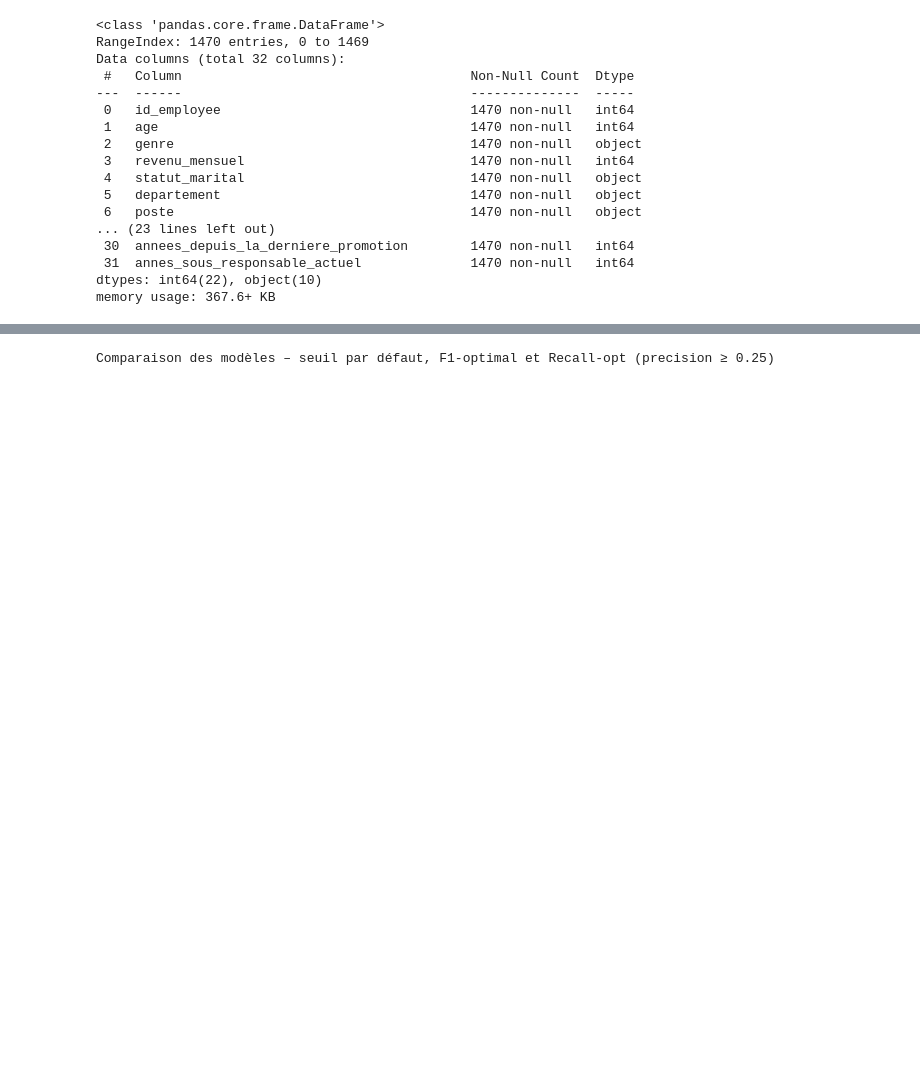
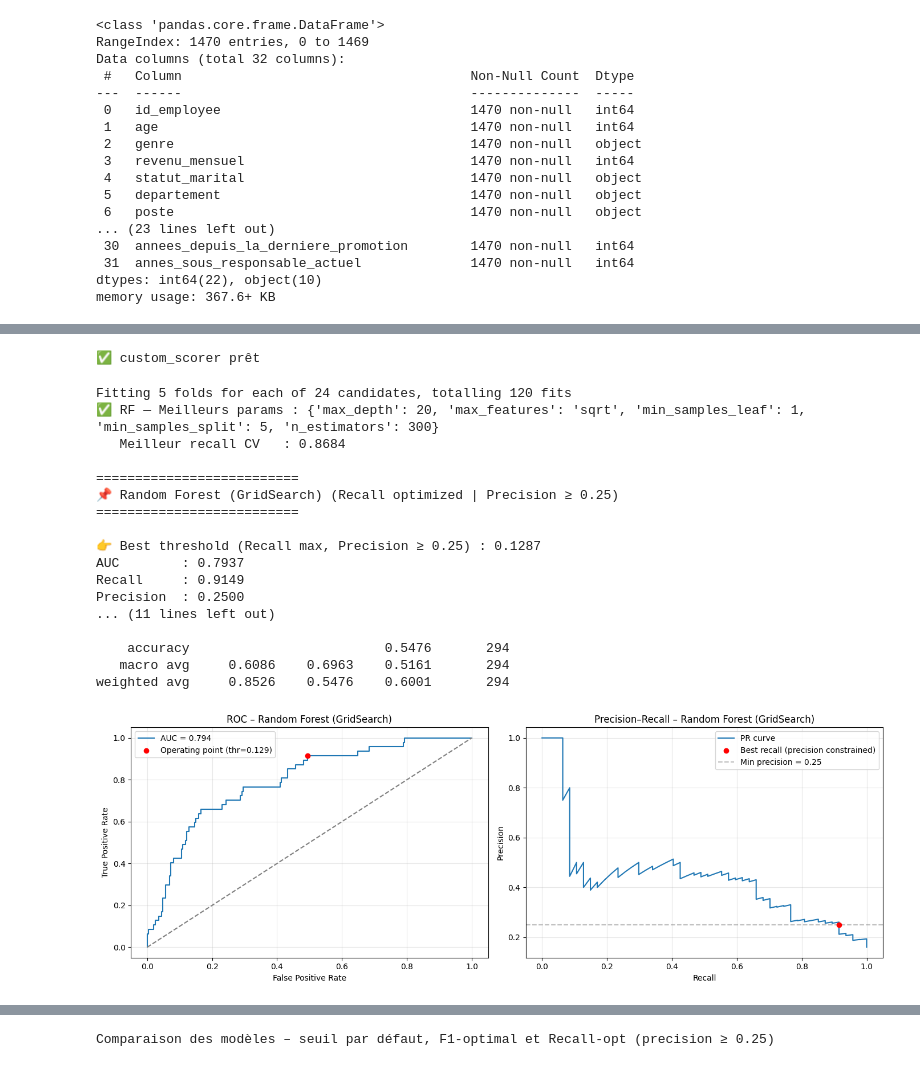
Before and after one commit to valerianbar/Valerian_barreau_deployez_un_mode-le-de_Machine_Learning_1_03_2026, a Jupyter notebook: Barreau_valerian_classifiez_note_book_2.ipynb, the cells around one changed output, grey strips where cells are left out. Saved outputs shown, nothing was run; the diff lists cells and outputs as text; code cells hidden in the pictures; blank space fills up the shorter version.

```diff
--- a/Barreau_valerian_classifiez_note_book_2.ipynb
+++ b/Barreau_valerian_classifiez_note_book_2.ipynb
@@ -1153,0 +1098,79 @@ weighted avg     0.8362    0.5680    0.6219       294
+# %%
+import numpy as np
+from sklearn.metrics import make_scorer, precision_recall_curve, recall_score
+
+def recall_at_min_precision(y_true, y_proba, min_precision=0.25):
+    precision, recall, thresholds = precision_recall_curve(y_true, y_proba)
+    thresholds = np.append(thresholds, 1.0)
+    valid_idx = np.where(precision >= min_precision)[0]
+    if len(valid_idx) == 0:
+        return 0.0
+    best_idx = int(valid_idx[np.argmax(recall[valid_idx])])
+    y_pred = (y_proba >= thresholds[best_idx]).astype(int)
+    return recall_score(y_true, y_pred)
+
+custom_scorer = make_scorer(
+    recall_at_min_precision,
+    response_method="predict_proba",  # ← remplace needs_proba=True
+    min_precision=0.25
+)
+print("✅ custom_scorer prêt")
+# %% [output]
+✅ custom_scorer prêt
+# %%
+# ─── AVANT (à supprimer) ───────────────────────────
+# rf.fit(X_train, y_train)          ← inutile, double travail
+# results_rf = evaluate_model_best_recall(...)  ← sur l'ancien rf non optimisé
+
+# ─── APRÈS ─────────────────────────────────────────
+rf_params = {
+    "n_estimators": [300, 500],
+    "max_depth": [10, 20, None],
+    "min_samples_split": [5, 10],
+    "min_samples_leaf": [1, 2],
+    "max_features": ["sqrt"],
+}
+
+grid_rf = GridSearchCV(
+    RandomForestClassifier(random_state=42, class_weight="balanced"),
+    param_grid=rf_params,
+    scoring=custom_scorer,  # recall max avec precision >= 0.25
+    cv=5,
+    n_jobs=-1,
+    verbose=1,
+    refit=True
+)
+grid_rf.fit(X_train, y_train)
+
+best_rf = grid_rf.best_estimator_  # ← modèle optimisé, déjà refitté
+
+print("✅ RF — Meilleurs params :", grid_rf.best_params_)
+print("   Meilleur recall CV   :", round(grid_rf.best_score_, 4))
+
+# Évaluation sur le test set
+results_rf = evaluate_model_best_recall(
+    "Random Forest (GridSearch)",
+    best_rf,           # ← utilise best_rf, pas rf
+    X_test,
+    y_test,
+    min_precision=0.25
+)
+# %% [output]
+Fitting 5 folds for each of 24 candidates, totalling 120 fits
+✅ RF — Meilleurs params : {'max_depth': 20, 'max_features': 'sqrt', 'min_samples_leaf': 1, 'min_samples_split': 5, 'n_estimators': 300}
+   Meilleur recall CV   : 0.8684
+
+==========================
+📌 Random Forest (GridSearch) (Recall optimized | Precision ≥ 0.25)
+==========================
+
+👉 Best threshold (Recall max, Precision ≥ 0.25) : 0.1287
+AUC        : 0.7937
+Recall     : 0.9149
+Precision  : 0.2500
+... (11 lines left out)
+
+    accuracy                         0.5476       294
+   macro avg     0.6086    0.6963    0.5161       294
+weighted avg     0.8526    0.5476    0.6001       294
+[figure, added]
```
Also changed, not shown: parts of 11 cells of this notebook, 1 other file.
